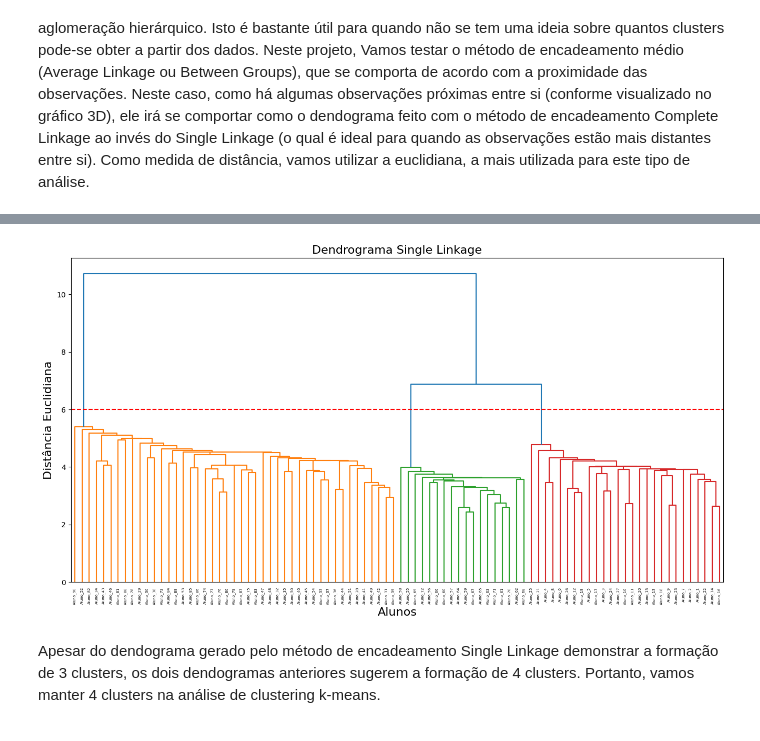
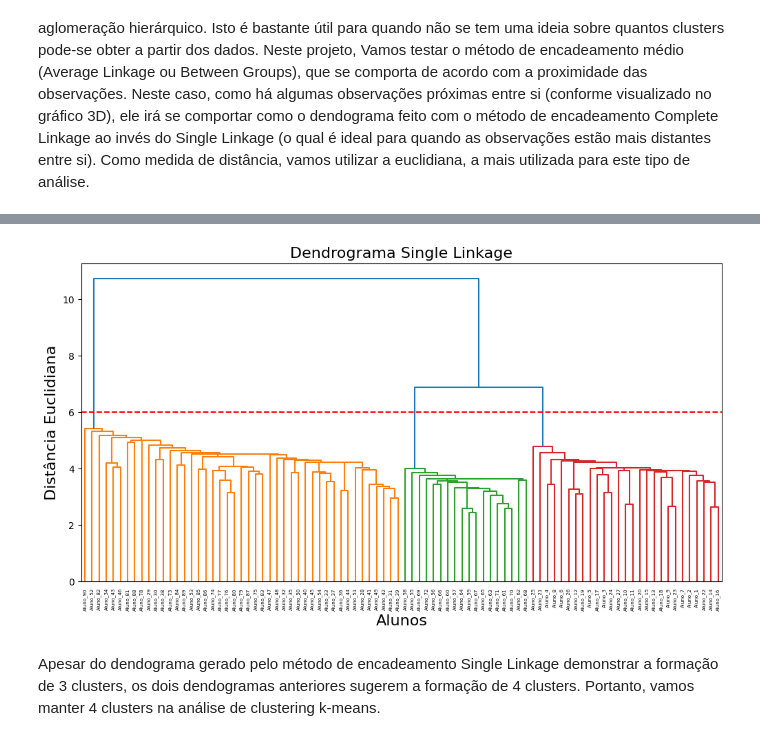
Before and after one commit to Lud-lud/clustering_analysis, a Jupyter notebook: analise_clustering_notas_escolares.ipynb, the cells around one changed output, grey strips where cells are left out. Saved outputs shown, nothing was run; the diff lists cells and outputs as text; code cells hidden in the pictures.

```diff
--- a/analise_clustering_notas_escolares.ipynb
+++ b/analise_clustering_notas_escolares.ipynb
@@ -267,14 +319,14 @@ plt.show()
 # %%
-plt.figure(figsize=(16,8))
+plt.figure(figsize=(12,6))
 dend_sing = sch.linkage(df_num, method = 'single', metric = 'euclidean')
 dendrogram_s = sch.dendrogram(dend_sing, color_threshold = 6, labels = list(df.Aluno))
 plt.title('Dendrograma Single Linkage', fontsize=16)
 plt.xlabel('Alunos', fontsize=16)
 plt.ylabel('Distância Euclidiana', fontsize=16)
 plt.axhline(y = 6, color = 'red', linestyle = '--')
 plt.show()
 # %% [output]
-[figure, old version]
+[figure, new version]
 # %% [markdown]
 Apesar do dendograma gerado pelo método de encadeamento Single Linkage demonstrar a formação de 3 clusters, os dois dendogramas anteriores sugerem a formação de 4 clusters. Portanto, vamos manter 4 clusters na análise de clustering k-means.
 # %%
```
Also changed, not shown: parts of 18 cells of this notebook.
